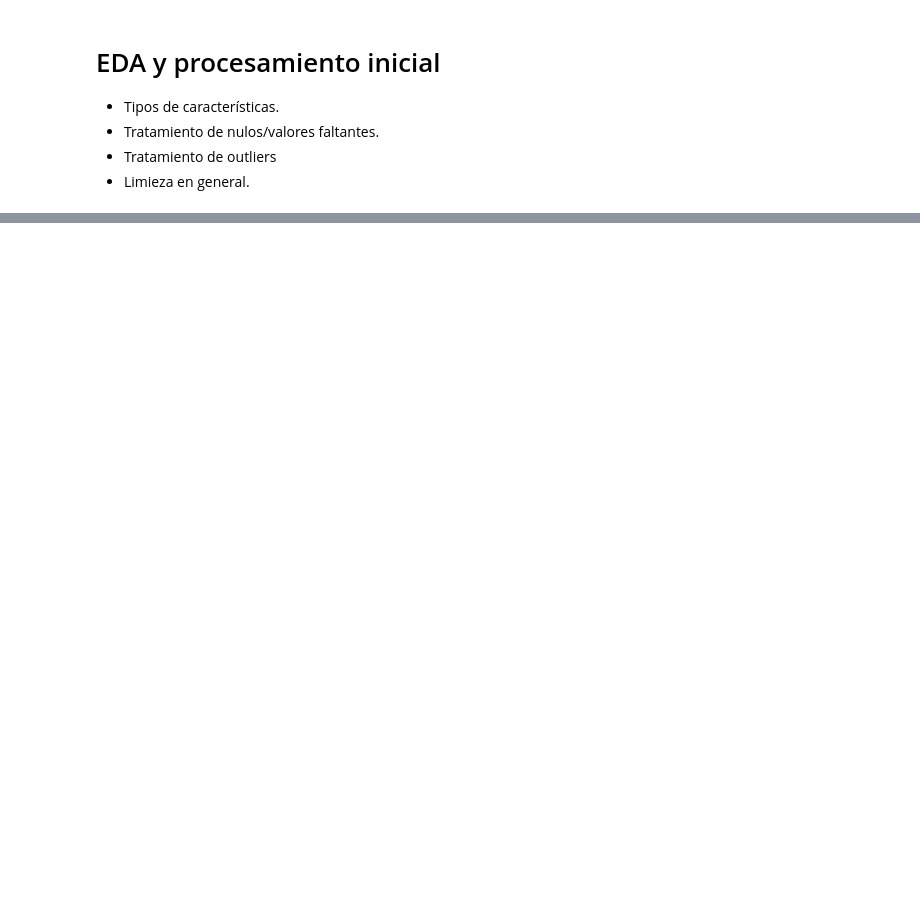
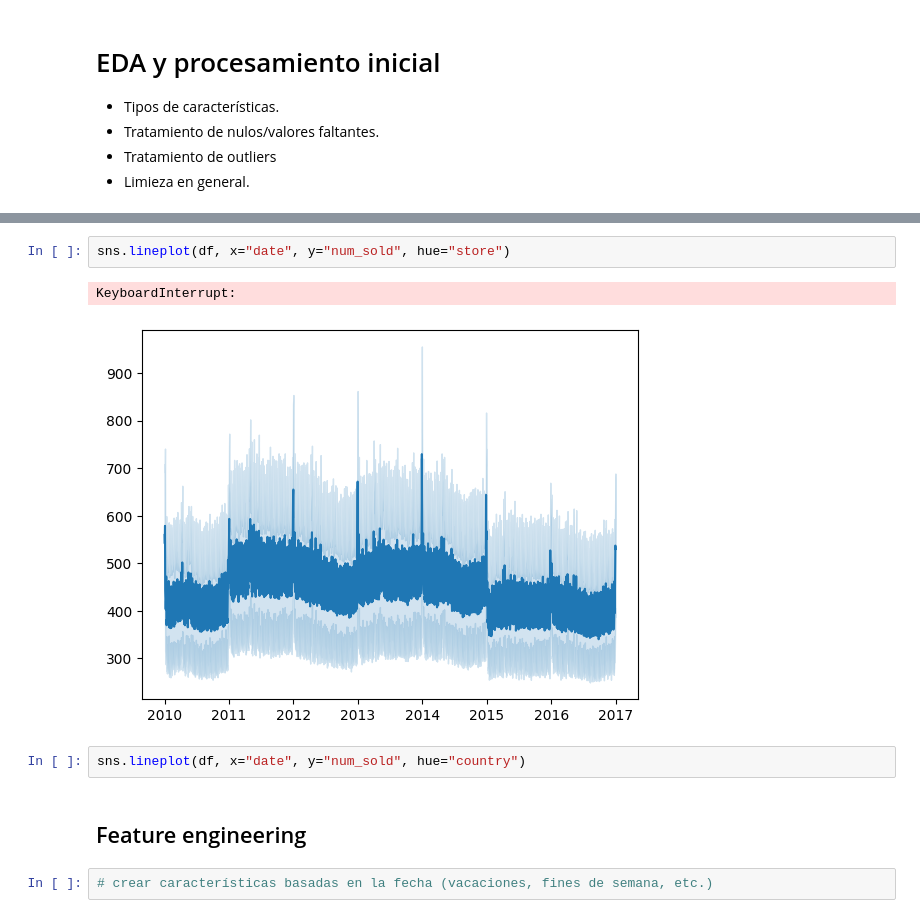
Before and after one commit to rjvillen/Forecasting-Kaggle-Sticker-Sales, a Jupyter notebook: Basic-EDA.ipynb, the cells around one changed output, grey strips where cells are left out. Drawn from its saved outputs; the diff is of its cells as text; blank space fills up the shorter version.

```diff
--- a/Basic-EDA.ipynb
+++ b/Basic-EDA.ipynb
@@ -57,0 +124,11 @@ from sklearn.impute import SimpleImputer
+# %%
+sns.lineplot(df, x="date", y="num_sold", hue="store")
+# %% [output]
+KeyboardInterrupt:
+[figure, added]
+# %%
+sns.lineplot(df, x="date", y="num_sold", hue="country")
+# %% [markdown]
+## Feature engineering
+# %%
+# crear características basadas en la fecha (vacaciones, fines de semana, etc.)
```
Also changed, not shown: parts of 16 cells of this notebook.
